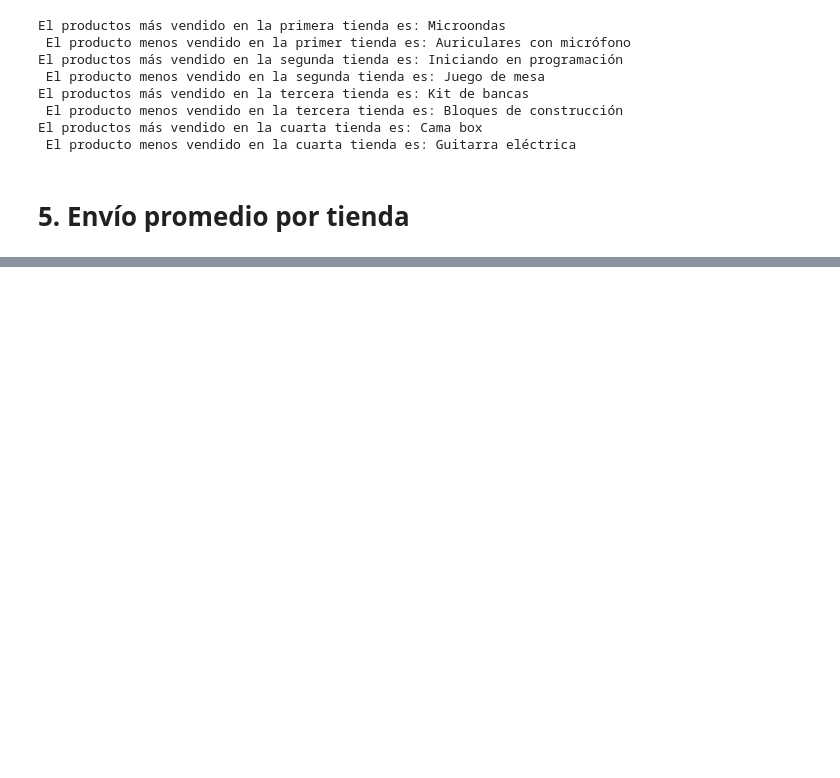
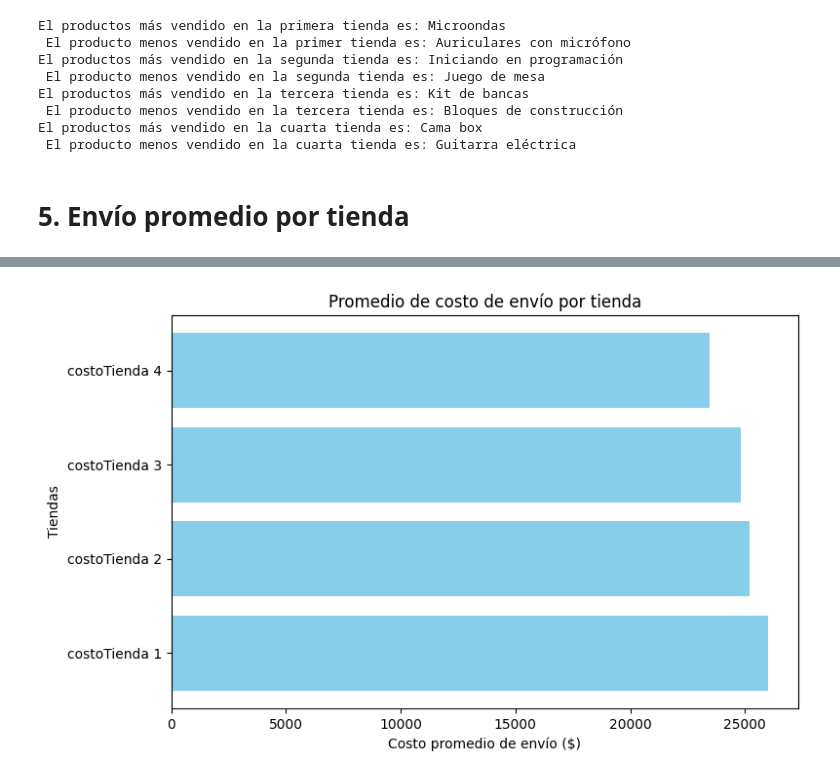
Before and after one commit to juliangaribottoo/Amigo-Secreto, a Jupyter notebook: AluraStoreLatam.ipynb, the cells around one changed output, grey strips where cells are left out. Cells and saved outputs as stored; diff of their text form; code cells hidden in the pictures; blank space fills up the shorter version.

```diff
--- a/AluraStoreLatam.ipynb
+++ b/AluraStoreLatam.ipynb
@@ -107,0 +152,14 @@ El productos más vendido en la cuarta tienda es: Cama box
+# %%
+import matplotlib.pyplot as plt
+
+tiendas = ['costoTienda 1', 'costoTienda 2', 'costoTienda 3', 'costoTienda 4']
+totales = [costoTienda1, costoTienda2, costoTienda3, costoTienda4]
+plt.figure(figsize=(8,5))
+plt.barh(tiendas, totales, color='skyblue')
+plt.title("Promedio de costo de envío por tienda")
+plt.xlabel("Costo promedio de envío ($)")
+plt.ylabel("Tiendas")
+plt.tight_layout()
+plt.show()
+# %% [output]
+[figure, added]
```
Also changed, not shown: parts of 3 cells of this notebook.
